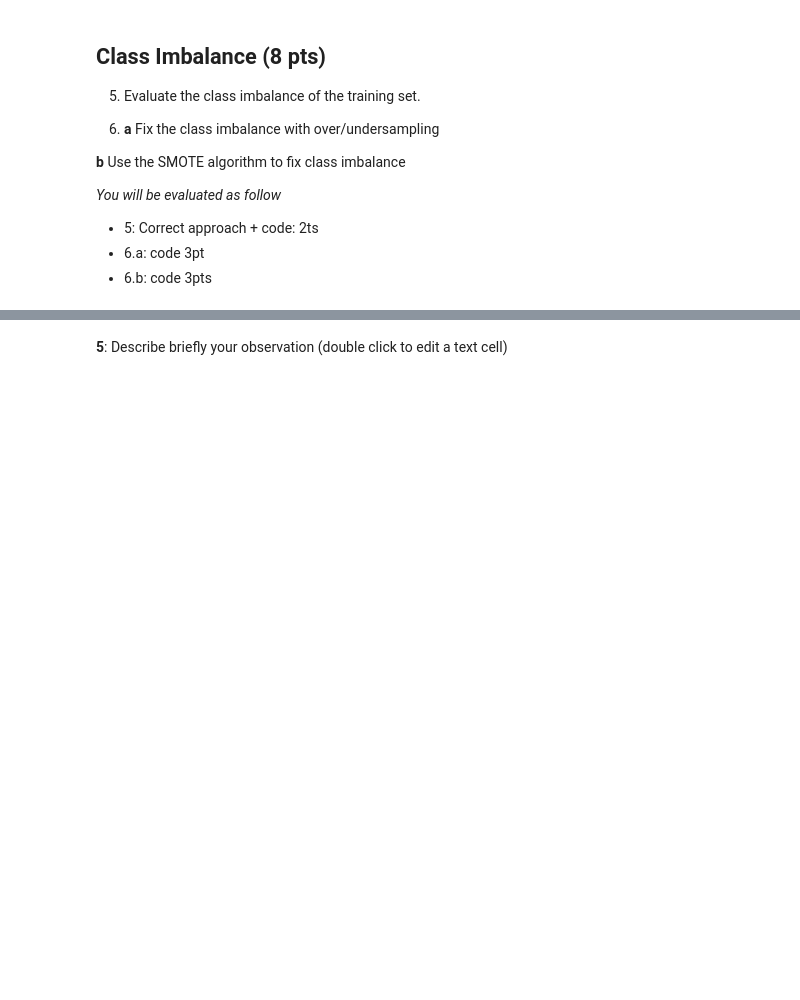
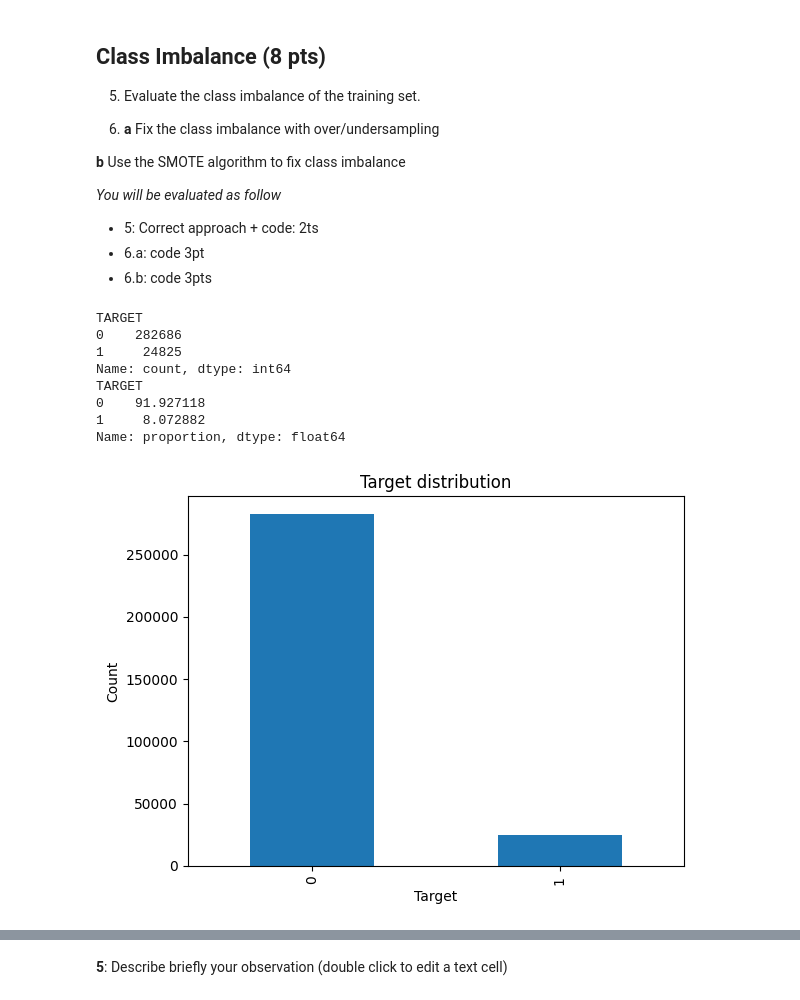
Before and after one commit to coldstrel/applied-ml-mids-2024, a Jupyter notebook: Project_Part_1.ipynb, the cells around one changed output, grey strips where cells are left out. Drawn from its saved outputs; the diff is of its cells as text; code cells hidden in the pictures; blank space fills up the shorter version.

```diff
--- a/Project_Part_1.ipynb
+++ b/Project_Part_1.ipynb
@@ -200,0 +196,22 @@ And in the case of the numerical values, the skewness was verified, and since mo
+# %%
+## Checking class imbalance on 'TARGET' column
+# 5 - value counts
+print(app_train['TARGET'].value_counts())
+print(app_train['TARGET'].value_counts(normalize = True) *100)
+
+# 5 - histograms
+app_train['TARGET'].value_counts().plot(kind='bar')
+plt.title('Target distribution')
+plt.xlabel('Target')
+plt.ylabel('Count')
+plt.show()
+# %% [output]
+TARGET
+0    282686
+1     24825
+Name: count, dtype: int64
+TARGET
+0    91.927118
+1     8.072882
+Name: proportion, dtype: float64
+[figure, added]
```
Also changed, not shown: parts of 3 cells of this notebook.
